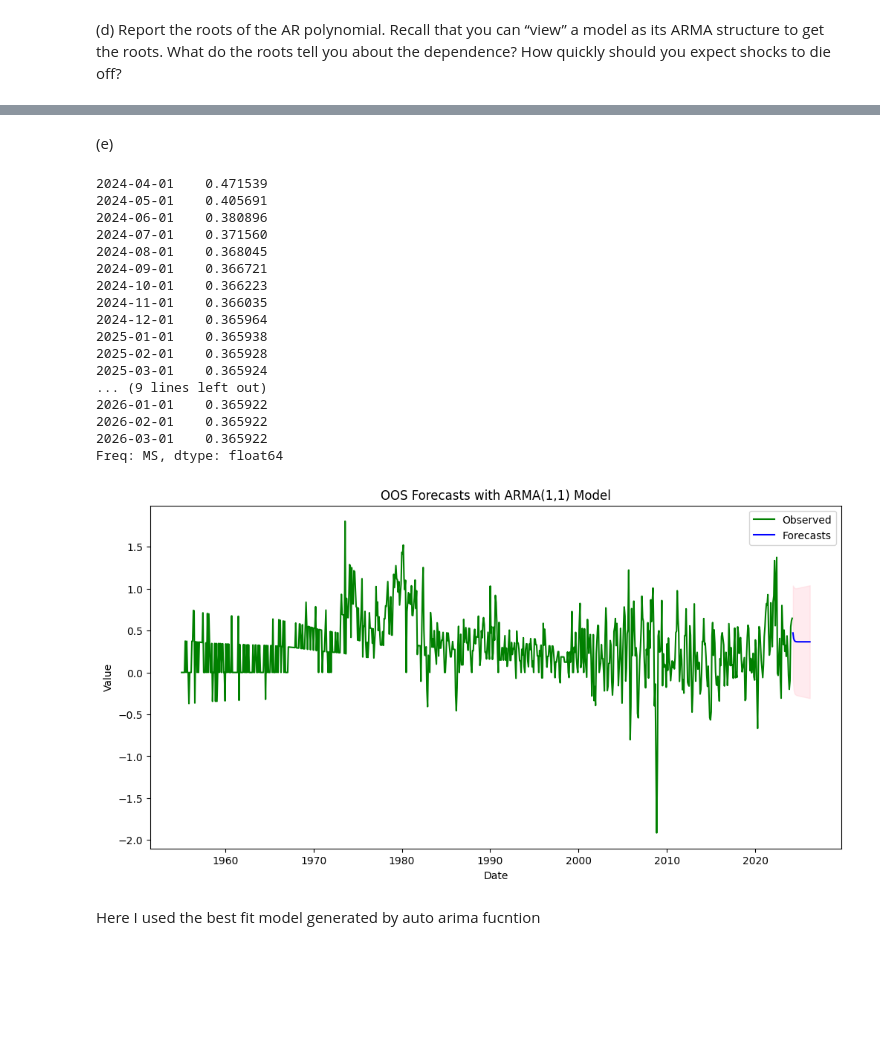
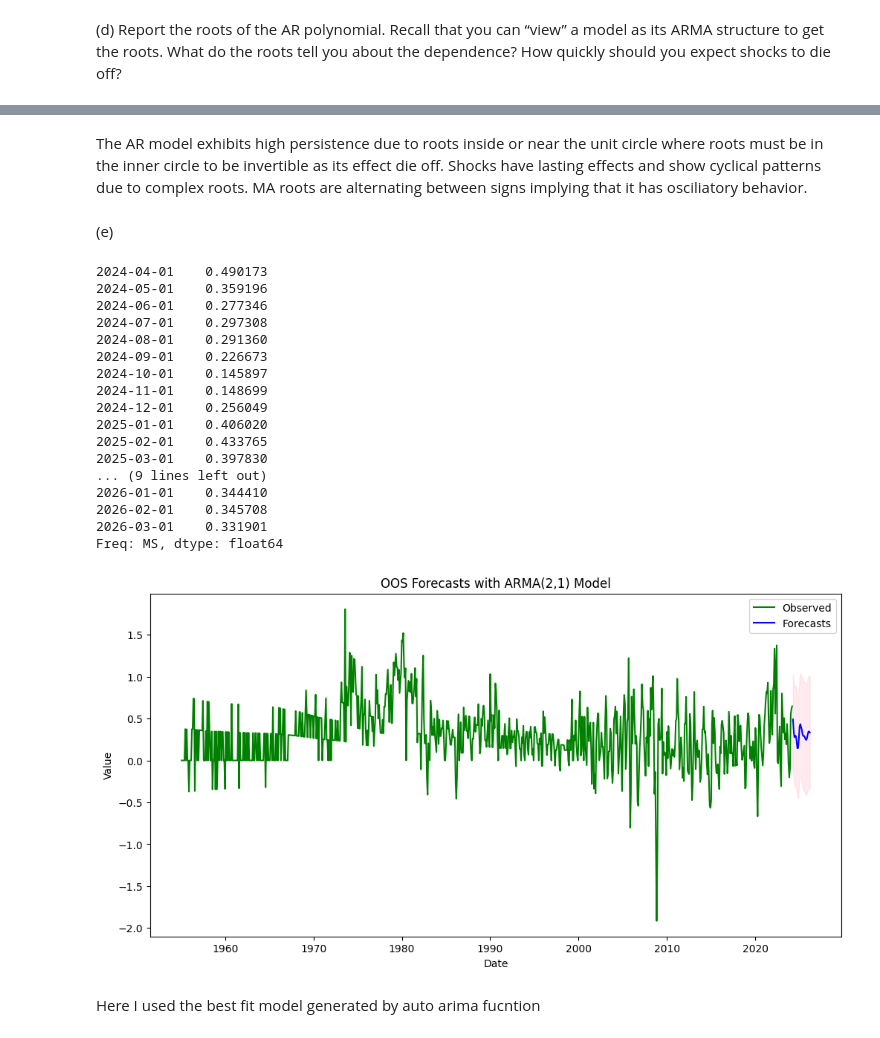
Before and after one commit to Kevin-finance/BUSN-41910-Time-series, a Jupyter notebook: src/Week2/HW2_MSK.ipynb, the cells around one changed output, grey strips where cells are left out. Cells and saved outputs as stored; diff of their text form; code cells hidden in the pictures; blank space fills up the shorter version.

```diff
--- a/src/Week2/HW2_MSK.ipynb
+++ b/src/Week2/HW2_MSK.ipynb
@@ -684,13 +684,13 @@ cpi_model = pmdarima.auto_arima(
     y=fred.iloc[:,0],  # Dependent Variable
     seasonal=False,          # Seasonality
     stepwise=True,           # Explore
-    # start_p = 0,
-    # start_q = 0,
-    # d=0,
-    # max_p = 5,
-    # max_q = 0,
+    start_p = 0,
+    start_q = 0,
+    d=0,
+    max_p = 24,
+    max_q = 24,
     suppress_warnings=True,  #
-    max_order=10             # MAX sum of ARMA coeff
+    max_order=20            # MAX sum of ARMA coeff
 )
 
 
@@ -722,3 +737,7 @@ Since the best model is not stationary we cannot judge its decay rate however if
+# %% [markdown]
+
+ The AR model exhibits high persistence due to roots inside or near the unit circle where roots must be in the inner circle to be invertible as its effect die off.
+ Shocks have lasting effects and show cyclical patterns due to complex roots. MA roots are alternating between signs implying that it has osciliatory behavior.
 # %% [markdown]
 (e)
 # %%
@@ -728,37 +747,37 @@ oos_cpi_model_confint = oos_cpi_model[1]
 # %%
 oos_cpi_model_forecasts
 # %% [output]
-2024-04-01    0.471539
-2024-05-01    0.405691
-2024-06-01    0.380896
-2024-07-01    0.371560
-2024-08-01    0.368045
-2024-09-01    0.366721
-2024-10-01    0.366223
-2024-11-01    0.366035
-2024-12-01    0.365964
-2025-01-01    0.365938
-2025-02-01    0.365928
-2025-03-01    0.365924
+2024-04-01    0.490173
+2024-05-01    0.359196
+2024-06-01    0.277346
+2024-07-01    0.297308
+2024-08-01    0.291360
+2024-09-01    0.226673
+2024-10-01    0.145897
+2024-11-01    0.148699
+2024-12-01    0.256049
+2025-01-01    0.406020
+2025-02-01    0.433765
+2025-03-01    0.397830
 ... (9 lines left out)
-2026-01-01    0.365922
-2026-02-01    0.365922
-2026-03-01    0.365922
+2026-01-01    0.344410
+2026-02-01    0.345708
+2026-03-01    0.331901
 Freq: MS, dtype: float64
 # %%
 plt.figure(figsize=(12, 6))
 plt.plot(fred.iloc[:,0],label="Observed",color='green')
 plt.plot(oos_cpi_model_forecasts, label='Forecasts', color='blue')
 
 plt.fill_between(oos_cpi_model_forecasts.index,
                  oos_cpi_model_confint[:, 0],
                  oos_cpi_model_confint[:, 1], color='pink', alpha=0.3)
-plt.title('OOS Forecasts with ARMA(1,1) Model')
+plt.title('OOS Forecasts with ARMA(2,1) Model')
 plt.xlabel('Date')
 plt.ylabel('Value')
 plt.legend()
 plt.show()
 # %% [output]
-[figure, old version]
+[figure, new version]
 # %% [markdown]
 Here I used the best fit model generated by auto arima fucntion
```
Also changed, not shown: parts of 17 cells of this notebook.
